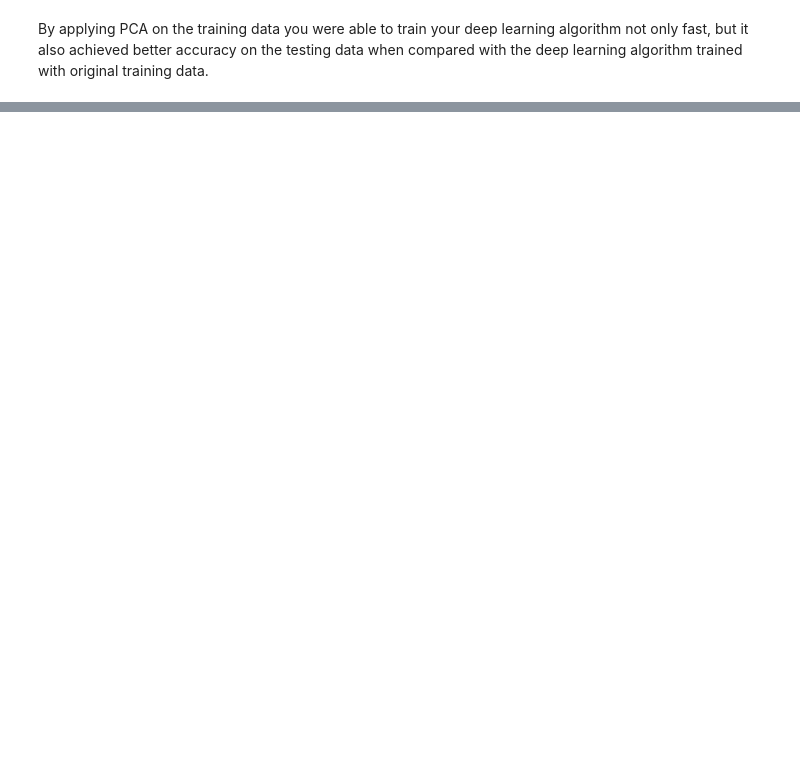
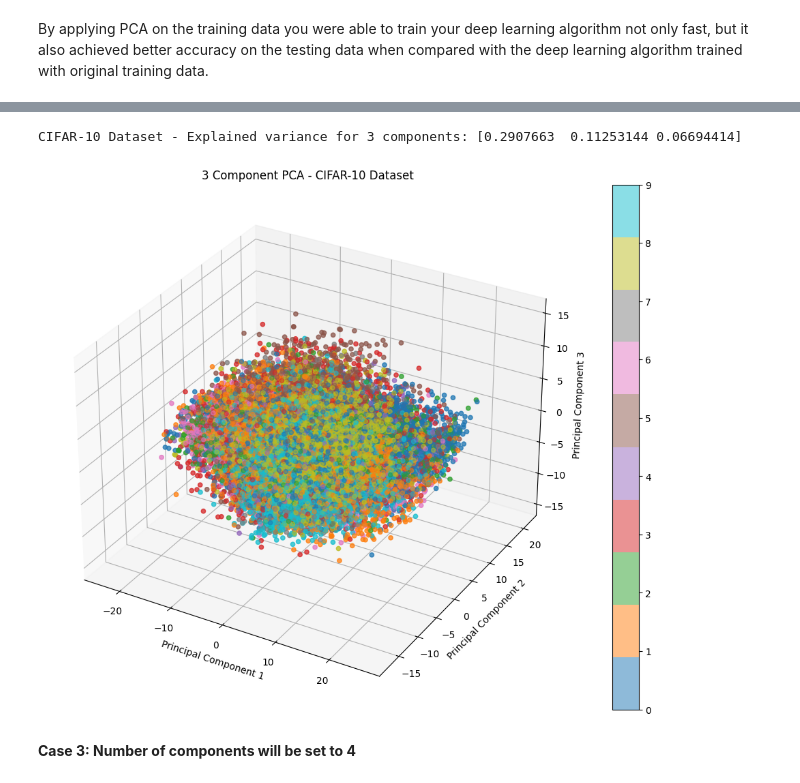
Before and after one commit to prosperjohn9/pca, a Jupyter notebook: Principal_Component_Analysis_(PCA).ipynb, the cells around one changed output, grey strips where cells are left out. Drawn from its saved outputs; the diff is of its cells as text; code cells hidden in the pictures; blank space fills up the shorter version.

```diff
--- a/Principal_Component_Analysis_(PCA).ipynb
+++ b/Principal_Component_Analysis_(PCA).ipynb
@@ -440,0 +591,29 @@ By applying PCA on the training data you were able to train your deep learning a
+# %%
+# PCA with 3 components for the CIFAR-10 dataset
+pca_cifar_3 = PCA(n_components=3)
+principalComponents_cifar_3 = pca_cifar_3.fit_transform(x_train_flat)
+explained_variance_cifar_3 = pca_cifar_3.explained_variance_ratio_
+print('CIFAR-10 Dataset - Explained variance for 3 components:', explained_variance_cifar_3)
+
+# Creating a DataFrame for 3D visualization
+principal_cifar_Df_3 = pd.DataFrame(data = principalComponents_cifar_3, columns = ['Principal Component 1', 'Principal Component 2', 'Principal Component 3'])
+principal_cifar_Df_3['Target'] = y_train.flatten()
+
+# 3D Visualization
+fig = plt.figure(figsize=(16, 10))
+ax = fig.add_subplot(111, projection='3d')
+targets = np.unique(y_train)  # Unique classes in CIFAR-10
+# Using a colormap to plot different classes
+cm = plt.get_cmap('tab10')
+ax.scatter(principal_cifar_Df_3['Principal Component 1'], principal_cifar_Df_3['Principal Component 2'], principal_cifar_Df_3['Principal Component 3'], c=principal_cifar_Df_3['Target'], cmap=cm, alpha=0.5)
+ax.set_xlabel('Principal Component 1')
+ax.set_ylabel('Principal Component 2')
+ax.set_zlabel('Principal Component 3')
+plt.title('3 Component PCA - CIFAR-10 Dataset')
+plt.colorbar(ax.scatter(principal_cifar_Df_3['Principal Component 1'], principal_cifar_Df_3['Principal Component 2'], principal_cifar_Df_3['Principal Component 3'], c=principal_cifar_Df_3['Target'], cmap=cm, alpha=0.5))
+plt.show()
+# %% [output]
+CIFAR-10 Dataset - Explained variance for 3 components: [0.2907663  0.11253144 0.06694414]
+[figure, added]
+# %% [markdown]
+**Case 3: Number of components will be set to 4**
```
Also changed, not shown: parts of 54 cells of this notebook.
